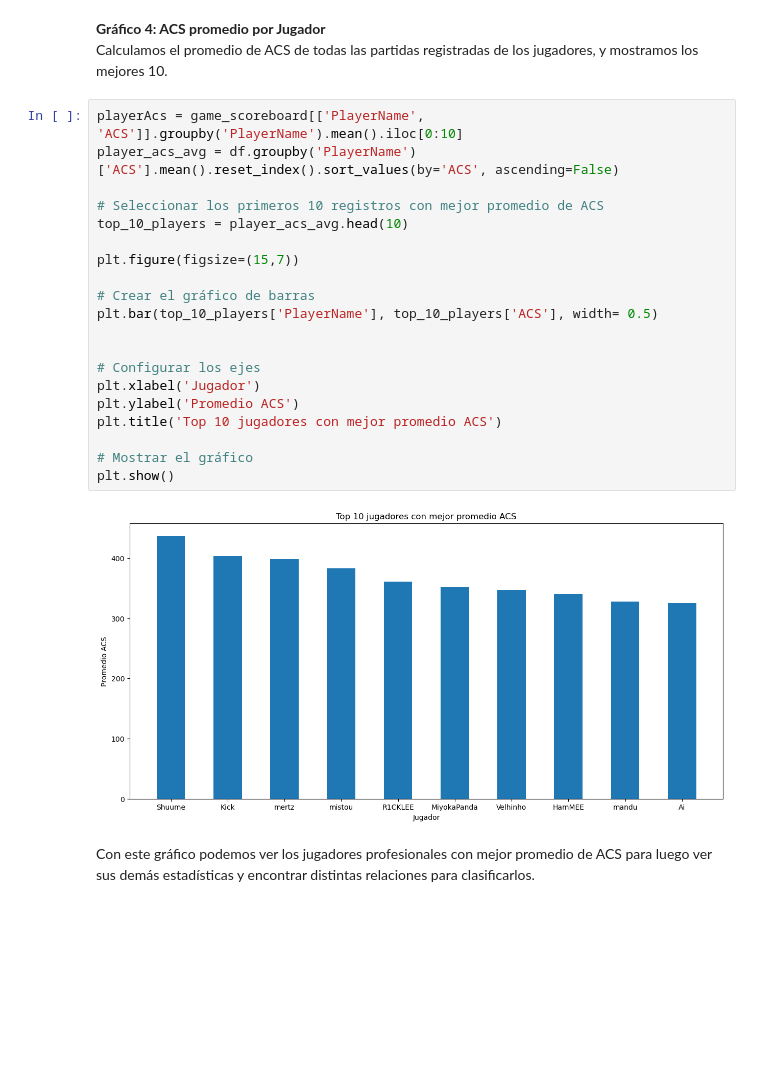
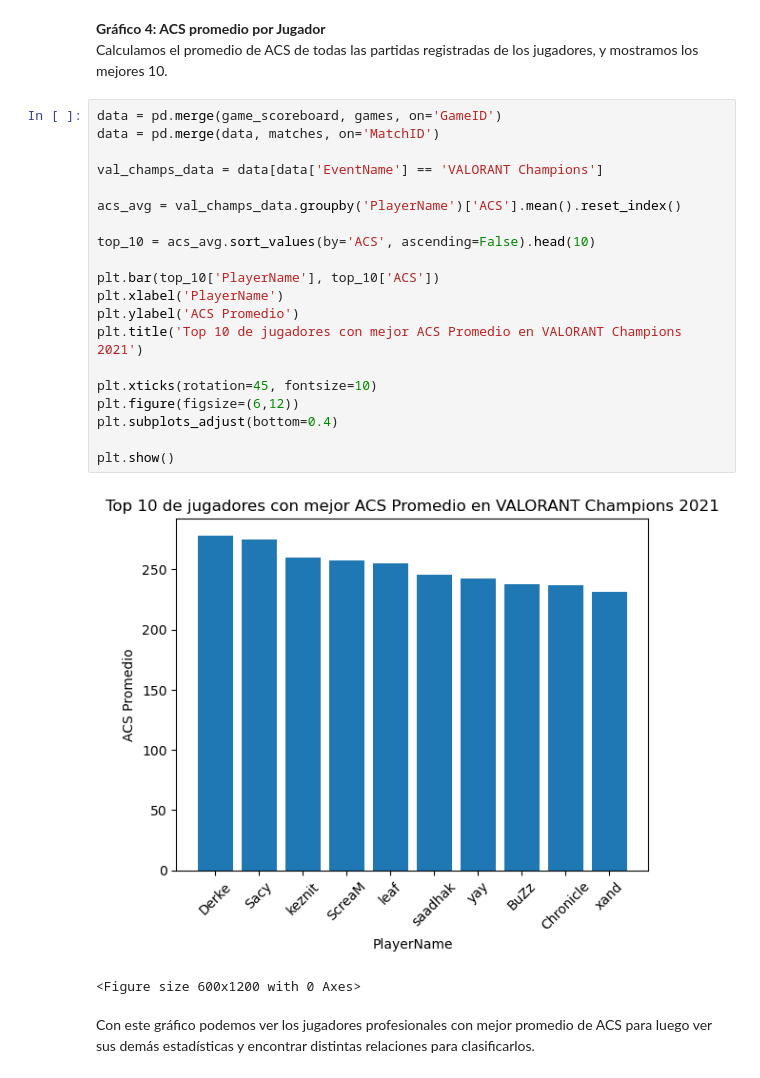
Before and after one commit to fjararibet/Matos, a Jupyter notebook: Hito 1/Hito1.ipynb, the cells around one changed output. Saved outputs shown, nothing was run; the diff lists cells and outputs as text; blank space fills up the shorter version.

Commit message:
Cambio grafico acs por el de la champions

```diff
--- a/Hito 1/Hito1.ipynb
+++ b/Hito 1/Hito1.ipynb
@@ -86,27 +86,28 @@ Con este gráfico se puede notar que hay agentes que usualmente tienen mayor ACS
 **Gráfico 4: ACS promedio por Jugador** <br>
 Calculamos el promedio de ACS de todas las partidas registradas de los jugadores, y mostramos los mejores 10.
 # %%
-playerAcs = game_scoreboard[['PlayerName', 'ACS']].groupby('PlayerName').mean().iloc[0:10]
-player_acs_avg = df.groupby('PlayerName')['ACS'].mean().reset_index().sort_values(by='ACS', ascending=False)
+data = pd.merge(game_scoreboard, games, on='GameID')
+data = pd.merge(data, matches, on='MatchID')
 
-# Seleccionar los primeros 10 registros con mejor promedio de ACS
-top_10_players = player_acs_avg.head(10)
+val_champs_data = data[data['EventName'] == 'VALORANT Champions']
 
-plt.figure(figsize=(15,7))
+acs_avg = val_champs_data.groupby('PlayerName')['ACS'].mean().reset_index()
 
-# Crear el gráfico de barras
-plt.bar(top_10_players['PlayerName'], top_10_players['ACS'], width= 0.5)
+top_10 = acs_avg.sort_values(by='ACS', ascending=False).head(10)
 
+plt.bar(top_10['PlayerName'], top_10['ACS'])
+plt.xlabel('PlayerName')
+plt.ylabel('ACS Promedio')
+plt.title('Top 10 de jugadores con mejor ACS Promedio en VALORANT Champions 2021')
 
-# Configurar los ejes
-plt.xlabel('Jugador')
-plt.ylabel('Promedio ACS')
-plt.title('Top 10 jugadores con mejor promedio ACS')
+plt.xticks(rotation=45, fontsize=10)
+plt.figure(figsize=(6,12))
+plt.subplots_adjust(bottom=0.4)
 
-# Mostrar el gráfico
 plt.show()
 # %% [output]
-[figure, old version]
+[figure, new version]
+<Figure size 600x1200 with 0 Axes>
 # %% [markdown]
 Con este gráfico podemos ver los jugadores profesionales con mejor promedio de ACS para luego ver sus demás estadísticas y encontrar distintas relaciones para clasificarlos.
 # %% [markdown]
```
